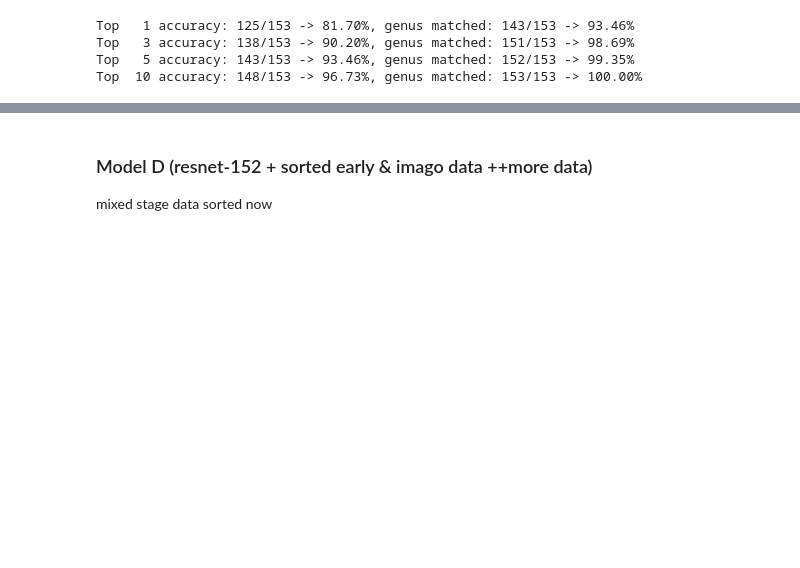
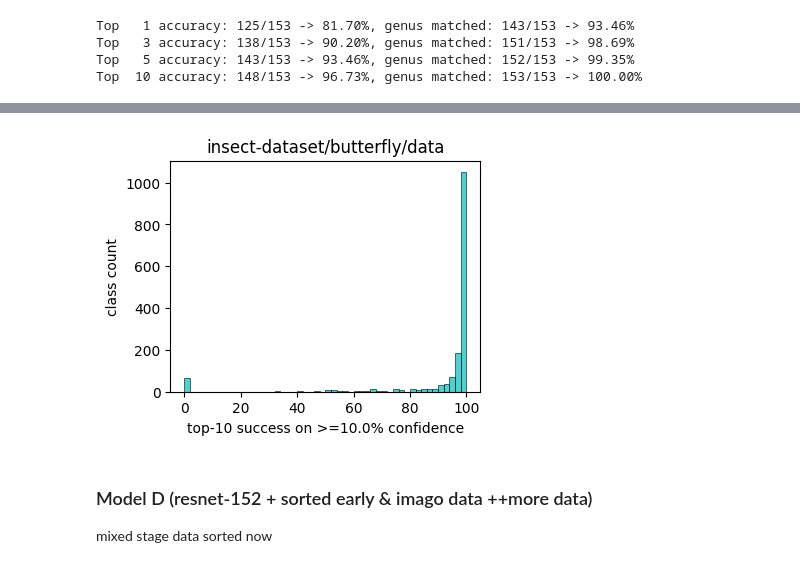
Before and after one commit to rakeshmalik91/insect-id, a Jupyter notebook: butterfly-test2.ipynb, the cells around one changed output, grey strips where cells are left out. Drawn from its saved outputs; the diff is of its cells as text; code cells hidden in the pictures; blank space fills up the shorter version.

```diff
--- a/butterfly-test2.ipynb
+++ b/butterfly-test2.ipynb
@@ -326,3 +332,7 @@ Top   3 accuracy: 18/20 -> 90.00%, genus matched: 19/20 -> 95.00%
+# %%
+plot_confidence(model_data, f"{dataset_dir}/data", classes, 0.1, k=10)
+# %% [output]
+[figure, added]
 # %% [markdown]
 ### Model D (resnet-152 + sorted early & imago data ++more data)
 mixed stage data sorted now
```
Also changed, not shown: parts of 4 cells of this notebook, 8 other files.
